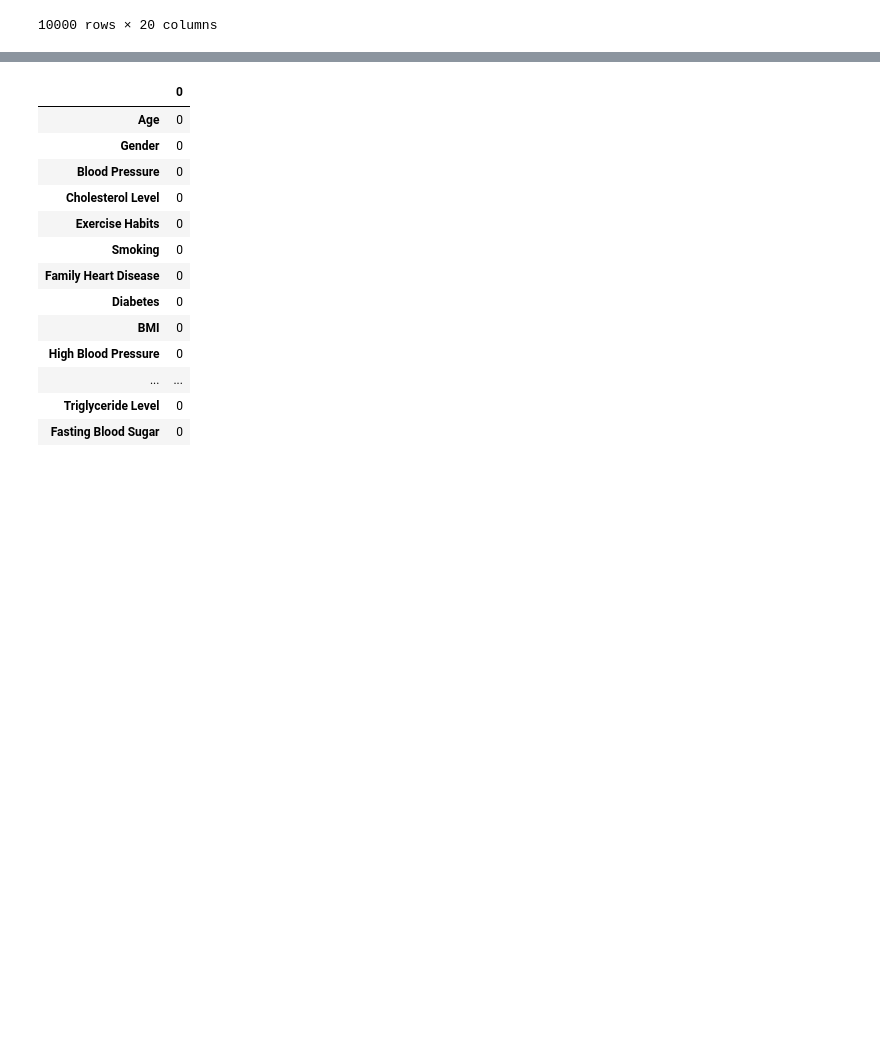
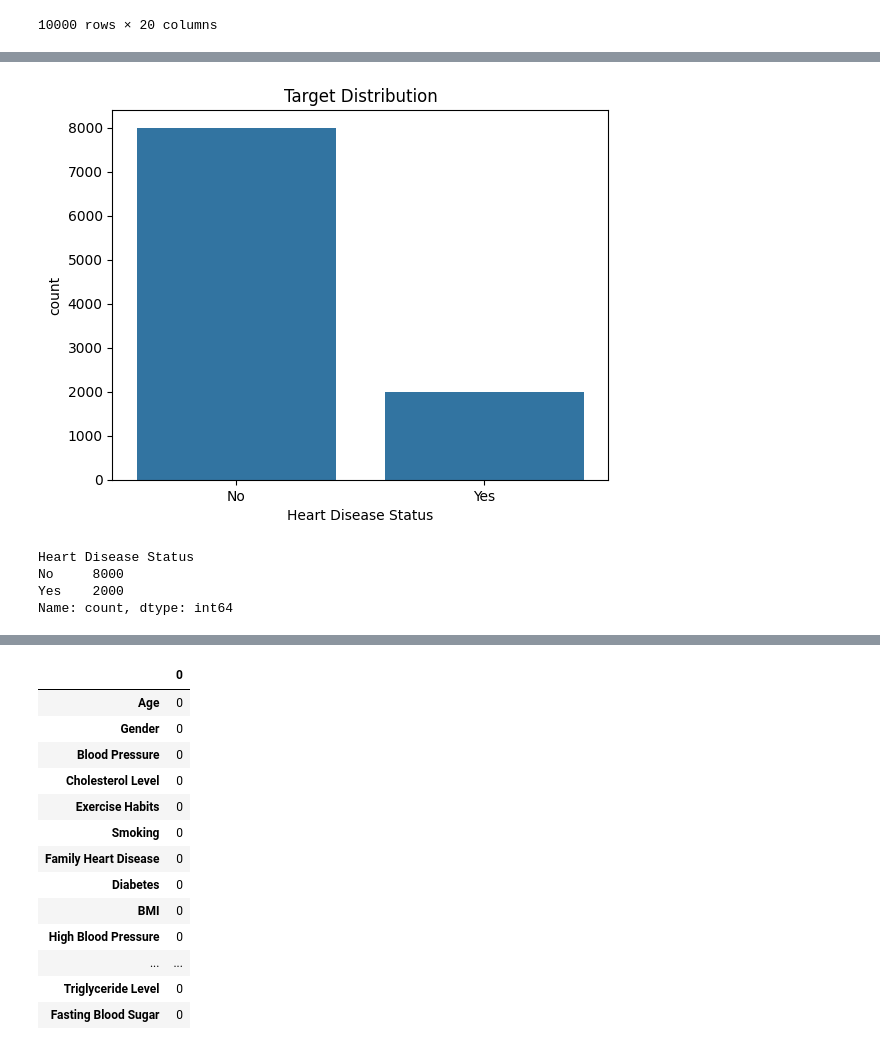
Before and after one commit to joseph2022/Disease-Prediction, a Jupyter notebook: Disease_Prediction.ipynb, the cells around one changed output, grey strips where cells are left out. Saved outputs shown, nothing was run; the diff lists cells and outputs as text; code cells hidden in the pictures; blank space fills up the shorter version.

Commit message:
Day 2: Performed Exploratory Data Analysis (EDA) and encoded categorical variables

```diff
--- a/Disease_Prediction.ipynb
+++ b/Disease_Prediction.ipynb
@@ -140,7 +131,8 @@ data.isna().sum()
 dtype: int64
 # %%
 # Dropped Alcohol Consumption due to high missing value
-data.drop('Alcohol Consumption',axis=1)
+data=data.drop('Alcohol Consumption',axis=1)
+data
 # %% [output]
 |  | Age | Gender | Blood Pressure | Cholesterol Level | Exercise Habits | Smoking | Family Heart Disease | ... |
 | 0 | 56.0 | Male | 153.0 | 155.0 | High | Yes | Yes | ... |
@@ -157,0 +191,12 @@ data.drop('Alcohol Consumption',axis=1)
+# %%
+
+sns.countplot(x='Heart Disease Status',data=data)
+plt.title('Target Distribution')
+plt.show()
+print(data["Heart Disease Status"].value_counts())
+# %% [output]
+[figure, added]
+Heart Disease Status
+No     8000
+Yes    2000
+Name: count, dtype: int64
```
Also changed, not shown: parts of 11 cells of this notebook.
